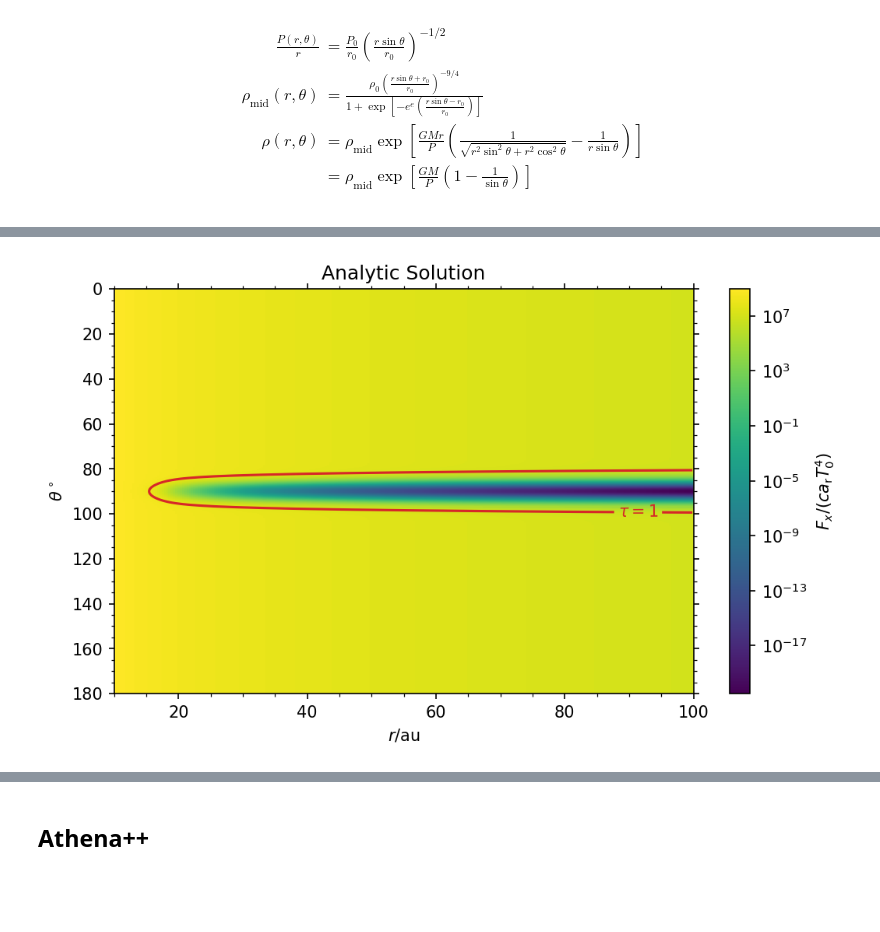
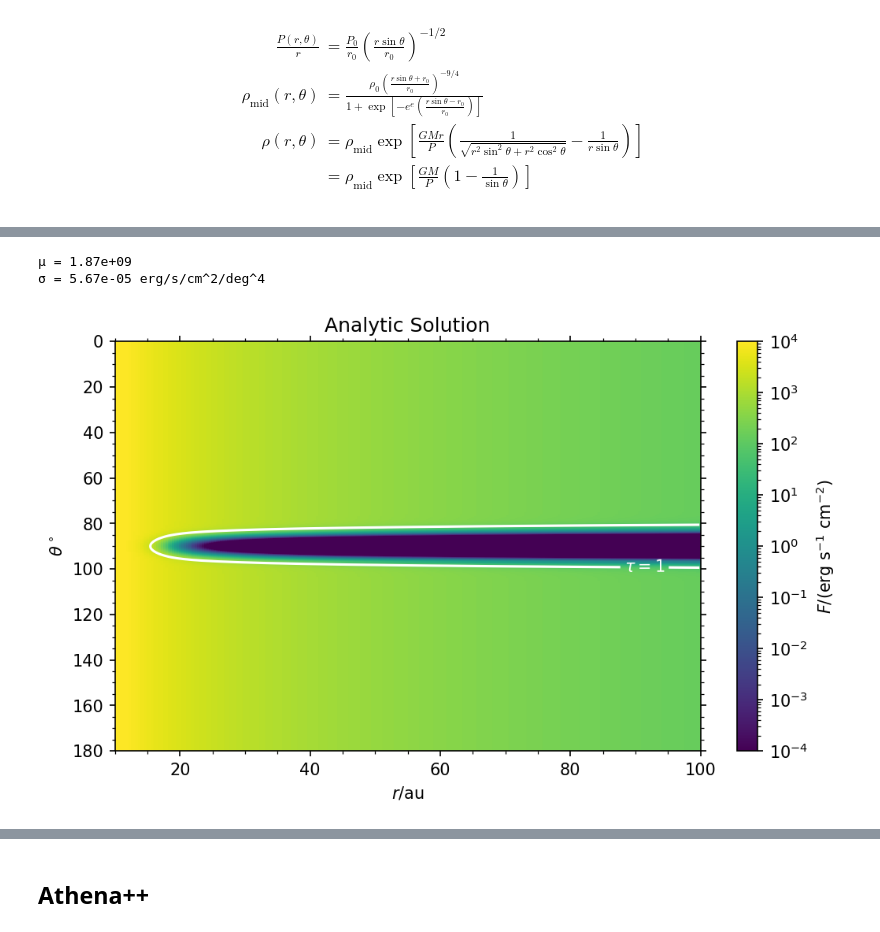
Before and after one commit to sabaronett/rad-hydro, a Jupyter notebook: athena/dev/stellar_flux/StellarFlux.ipynb, the cells around one changed output, grey strips where cells are left out. Cells and saved outputs as stored; diff of their text form; code cells hidden in the pictures; blank space fills up the shorter version.

```diff
--- a/athena/dev/stellar_flux/StellarFlux.ipynb
+++ b/athena/dev/stellar_flux/StellarFlux.ipynb
@@ -116,9 +123,6 @@ def PoverR(rad, phi, z):
   return poverr
 # end stellar_flux.cpp
 
-def fmt(x):
-  return rf'$\tau={x:.0f}$'
-
 # extra quantities
 kappa_star_cgs    = 10             # [cm^2/g]
 dgratio           = 100            # dust-to-gas ratio
@@ -140,7 +144,6 @@ dfloor       = 1e-12               # minimum density
 # <radiation>
 prat         = 1.13e3              # $a_rT_0^4/P_0$
 crat         = 6.36e4              # $c/v_0$
-unit         = 1                   # adopt the units in the input file
 T_unit       = 6.14e3              # T_0 [K]
 density_unit = 4.28e-14            # \rho_0 [g/cm^3]
 length_unit  = 5.98e14             # L_0 [cm]
@@ -151,13 +154,13 @@ rho0         = 1.0                 # [\rho_0]
 p0_over_r0   = 4.80e-03
 pslope       = -0.5                # pressure power-law index
 dslope       = -2.25               # density power-law index
-kappa_star = kappa_star_cgs*dgratio*small_grain_ratio*density_unit*length_unit
-kappa_a      = kappa_star          # absorption opacity
+kappa_a      = 558.98169599999994  # absorption opacity
 R            = 1.16e-4             # stellar radius [L_0]
 T            = 9.42e-1             # stellar temperature [T_0]
 # end athinput.stellar_flux
 
-print(f'κ_a = {kappa_a:.14f} rho0*L_0')
+kappa_star = kappa_star_cgs*dgratio*small_grain_ratio*density_unit*length_unit
+print(f'κ_a = {kappa_star:.14f} rho0*L_0')
 
 # conversions
 au           = 1.495978707e13      # [cm]
@@ -176,13 +179,13 @@ j_mid = int(theta_mid_deg/rad2deg/dtheta)
 
 # Plot
 fig, ax = plt.subplots(figsize=(8, 4.5), dpi=150)
-ax.plot(x1v*L_au, rho_field[j_mid, :])
+ax.plot(x1v*L_au, rho_field[j_mid, :]*density_unit)
 
 # Format (sub)plots
 ax.grid()
 ax.minorticks_on()
 ax.set(title='Analytic Solution', xlabel='$r$/au',
-       ylabel=r'$\rho_\mathrm{mid}/\rho_0$')
+       ylabel=r'$\rho_\mathrm{mid}$/(g cm$^{-3}$)')
 ax.tick_params(axis='both', which='both', top=True, right=True)
 # plt.savefig('figs/frame.jpg', bbox_inches='tight')
 # %% [output]
@@ -224,28 +230,45 @@ If $x = r$ in spherical-polar coordinates, the radial flux (Rybicki & lightman 1
+# %%
+k_B = 1.38e-16  # Boltzmann constant [erg/K]
+m_p = 1.67e-24  # proton mass [g]
+mu = k_B*T_unit/m_p*(sigma*4*T_unit**4/prat/crat/rho0)**(-2/3)
+P_0 = k_B*rho0*T_unit/mu/m_p
+v_0 = np.sqrt(k_B*T_unit/mu/m_p)
+
+print(f'μ = {mu:.2e}')
+print(f'σ = {prat*P_0*crat*v_0/4/T_unit**4:.2e} erg/s/cm^2/K^4')
+# %% [output]
+μ = 1.87e+09
+σ = 5.67e-05 erg/s/cm^2/deg^4
 # %%
+import numpy as np
 import matplotlib.colors as colors
+import matplotlib.pyplot as plt
 
+def fmt(x):
+  return rf'$\tau={x:.0f}$'
+
+rad2deg = 180/np.pi
 dr = (x1max - x1min)/nx1
 dtau = rho_field*kappa_a*dr
 tau_field  = np.cumsum(dtau, axis=1)
-F = prat*crat*T**4*(np.exp(-tau_field))/x1v**2#/4/np.pi
+F = sigma*np.power(T*T_unit, 4)*np.power(R/x1v,2)*(np.exp(-tau_field))
 
 # Plot and format
 fig, ax = plt.subplots(figsize=(8, 4.5), dpi=150)
-vmin, vmax = 6e2, 6e7
+vmin, vmax = 1e-4, 1e4
 clip = np.clip(F, vmin, vmax)
-clip = F
 im = ax.pcolormesh(x1v*L_au, x2v*rad2deg, clip, norm=colors.LogNorm())
 CS = ax.contour(x1v*L_au, x2v*rad2deg, tau_field, [1, 1e4],
-                 colors=['tab:red', 'white'])
-cb_F = plt.colorbar(im, label='$F_x/(ca_\mathrm{r}T_0^4)$')
+                 colors=['white', 'white'])
+cb_F = plt.colorbar(im, label='$F$/(erg s$^{-1}$ cm$^{-2}$)')
 
 ax.clabel(CS, CS.levels, fmt=fmt)
 ax.invert_yaxis()
 ax.minorticks_on()
 ax.set(title='Analytic Solution', xlabel='$r$/au', ylabel=r'$\theta^\circ$')
 ax.tick_params(axis='both', which='both', top=True, right=True)
 # %% [output]
-[figure, old version]
+[figure, new version]
 # %%
 # Plot cuts
 fig, ax = plt.subplots(figsize=(8, 4.5), dpi=150)
```
Also changed, not shown: parts of 19 cells of this notebook.
